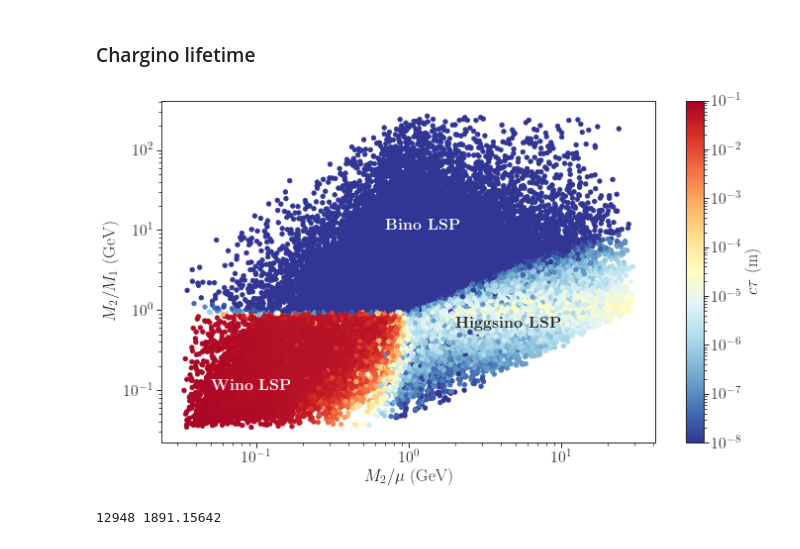
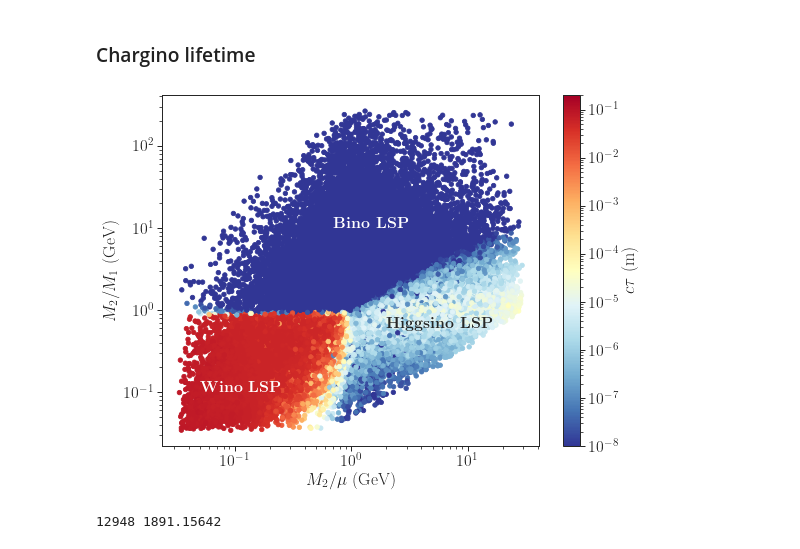
Before and after one commit to andlessa/llpBoost, a Jupyter notebook: EWino/plots-EWinoScan.ipynb, the cells around one changed output. Cells and saved outputs as stored; diff of their text form; code cells hidden in the pictures.

Commit message:
Fixes in plots

```diff
--- a/EWino/plots-EWinoScan.ipynb
+++ b/EWino/plots-EWinoScan.ipynb
@@ -146,30 +146,31 @@ for ana in excluded['label'].unique():
 ### Chargino lifetime
 # %%
 cm = plt.cm.get_cmap('RdYlBu_r')
-plt.figure(figsize=(10,6))
+plt.figure(figsize=(8,6))
 x = dataDF['extpar.2']/dataDF['extpar.23']
 y = dataDF['extpar.2']/dataDF['extpar.1']
 c = dataDF['ctau.1000024']
 x = x[c.argsort()]
 y = y[c.argsort()]
 c = c[c.argsort()]
 
-plt.scatter(x,y,c=c,s=20,cmap=cm, norm=LogNorm(vmin=1e-8,vmax=1e-1))
+plt.scatter(x,y,c=c,s=20,cmap=cm, norm=LogNorm(vmin=1e-8,vmax=2e-1))
 # plt.plot([x.min(),x.max()],[x.min(),x.max()],'--')
 plt.colorbar(label=r'$c\tau$ (m)')
 plt.xlabel(r'$M_2/\mu$ (GeV)')
 plt.ylabel(r'$M_2/M_1$ (GeV)')
 # plt.ylim(-1,10)
 plt.xscale('log')
 plt.yscale('log')
 plt.text(0.7,10.0,r"{\bf Bino LSP}",fontsize=16,color='white')
 plt.text(0.05,0.1,r"{\bf Wino LSP}",fontsize=16,color='white')
 plt.text(2.,0.6,r"{\bf Higgsino LSP}",fontsize=16)
 
 plt.tight_layout()
+plt.savefig('chargino_lifetime.png')
 plt.show()
 # %% [output]
-[figure, old version]
+[figure, new version]
 # %%
 winoData = dataDF[dataDF['ctau.1000024'] > 0.05]
 # %%
```
Also changed, not shown: 10 other files.
